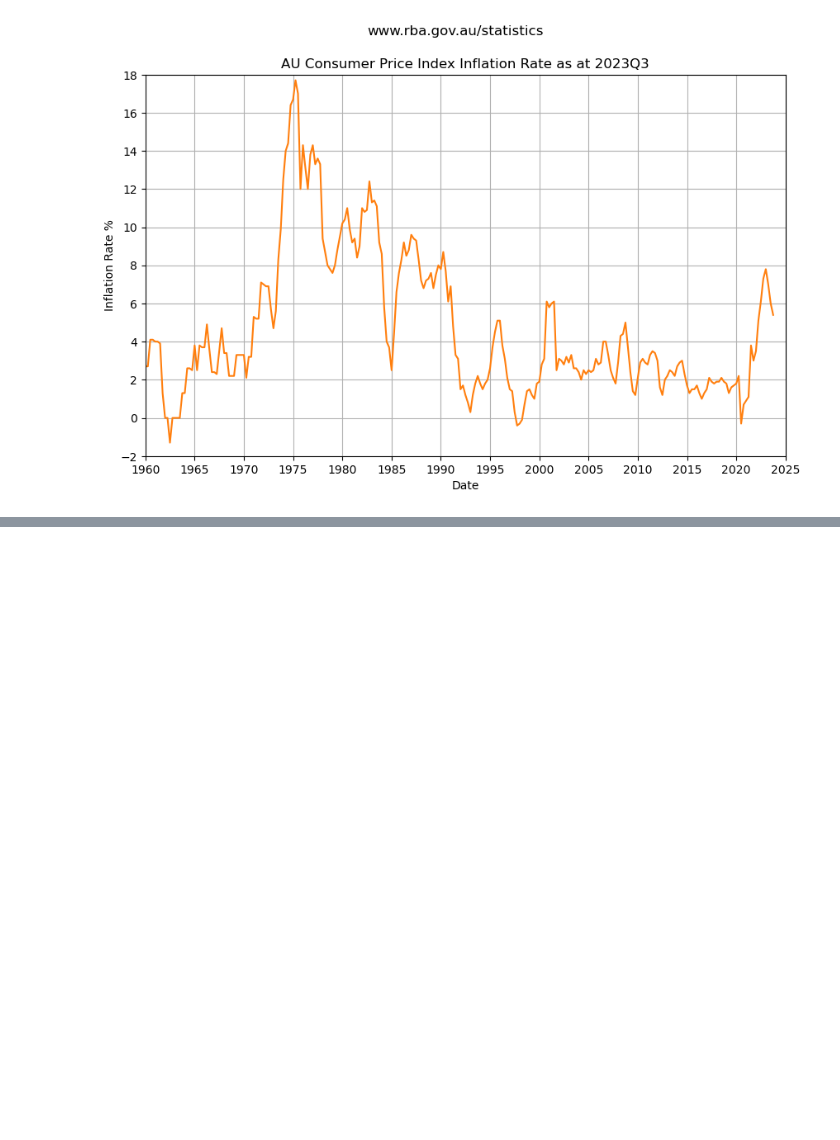
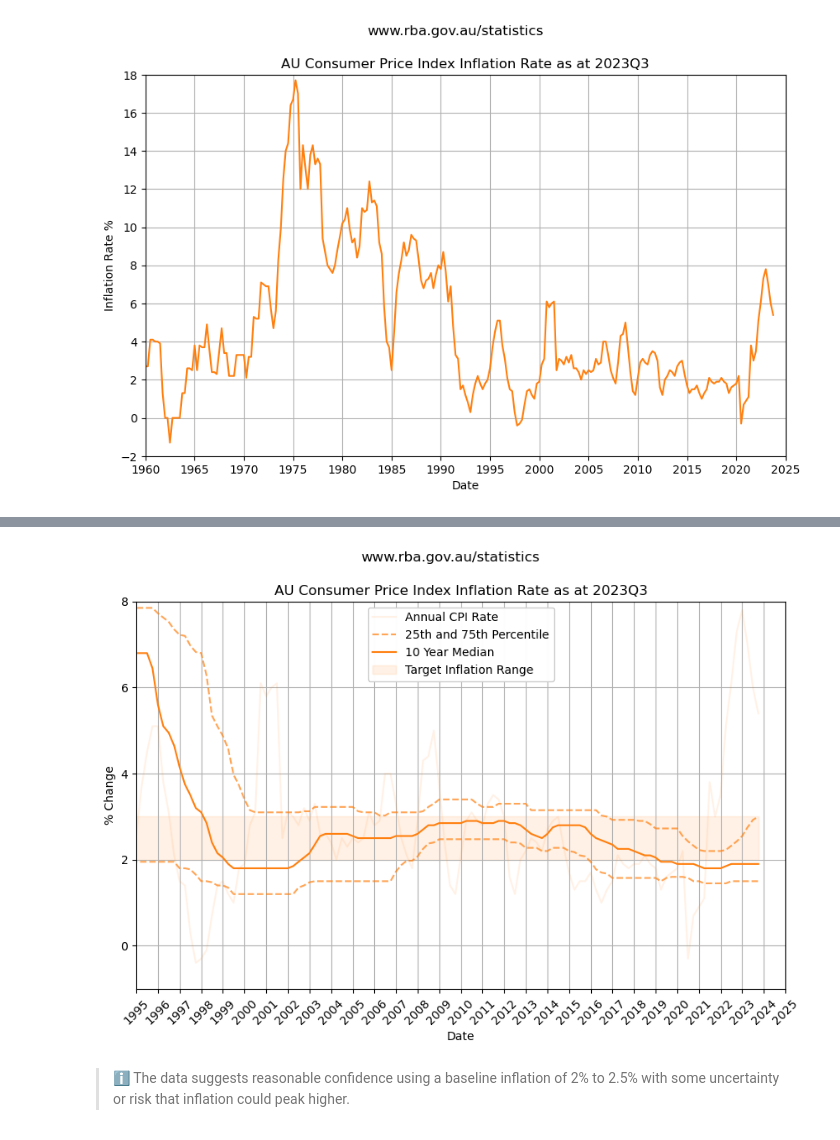
Before and after one commit to mikejonestechno/investment-analytics, a Jupyter notebook: notebooks/inflation.ipynb, the cells around one changed output, grey strips where cells are left out. Cells and saved outputs as stored; diff of their text form; code cells hidden in the pictures; blank space fills up the shorter version.

```diff
--- a/notebooks/inflation.ipynb
+++ b/notebooks/inflation.ipynb
@@ -237,3 +209,56 @@ plt.show()
+# %%
+""" Change chart variables to plot from 1995"""
+left_limit = pd.to_datetime(f'1995-01-01')
+tick_years = 1
+top_limit = 8
+bottom_limit = -1
+legend_location = 'upper center'
+# %%
+plt.figure(figsize=(10, 6))
+plt.plot(df_inflation.index, df_inflation[data_column], label='Annual CPI Rate', color=colors[1]['color'], alpha=0.1)
+
+for i, percentile in enumerate(Percentiles._fields):
+    linestyle = '--' if i != 1 else '-'
+    alpha = 0.7 if i != 1 else 1.0
+    if i == 0:
+        label = f'{str(percentiles[0]) + "th and " + str(percentiles[2]) + "th Percentile"}'
+    elif i == 1:
+        label = f'{multi_year} Year {percentile.capitalize()}'
+    else:
+        label = None
+    plt.plot(df_inflation.index, df_inflation[f'rolling_{multi_year}_years_{percentile}'], color=colors[1]['color'], linestyle=linestyle, alpha=alpha, label=label)
+
+plt.xlabel('Date')
+plt.ylabel('% Change')
+plt.suptitle('www.rba.gov.au/statistics')
+plt.title('AU Consumer Price Index Inflation Rate as at ' + str(last_quarter))
+plt.ylim(bottom=bottom_limit, top=top_limit)
+plt.xlim(left=left_limit, right=pd.to_datetime('2025-01-01'))
+ax = plt.gca()  # Get the current Axes instance
+ax.xaxis.set_major_locator(mdates.YearLocator(tick_years))  # Set major ticks every x years
+ax.xaxis.set_major_formatter(mdates.DateFormatter('%Y'))  # Format major ticks as years
+ax.yaxis.set_major_locator(ticker.MultipleLocator(2))
+if len(ax.get_xticks()) > 15:
+    plt.xticks(rotation=45)  # Rotate x-axis labels
+plt.grid(True)
+
+# Add a horizontal band between y=2 and y=3
+plt.fill_between(df_inflation.index, 2, 3, color=colors[1]['color'], alpha=0.1)
+# Create a Patch for the legend
+target_range = mpatches.Patch(color=colors[1]['color'], alpha=0.1, label='Target Inflation Range')
+# Get the existing legend entries
+handles, labels = ax.get_legend_handles_labels()
+# Add the patch to the existing handles
+handles.append(target_range)
+# Create the legend with the existing entries and the new patch
+legend = plt.legend(handles=handles, loc=legend_location)
+legend.get_frame().set_facecolor('white')
+legend.get_frame().set_alpha(0.98)
+plt.show()
+# %% [output]
+[figure, added]
+# %% [markdown]
+> ℹ The data suggests reasonable confidence using a baseline inflation of 2% to 2.5% with some uncertainty or risk that inflation could peak higher.
 # %%
 %%capture
 # Magic store dataframe to share with combo notebook
```
Also changed, not shown: parts of 15 cells of this notebook, 12 other files.
